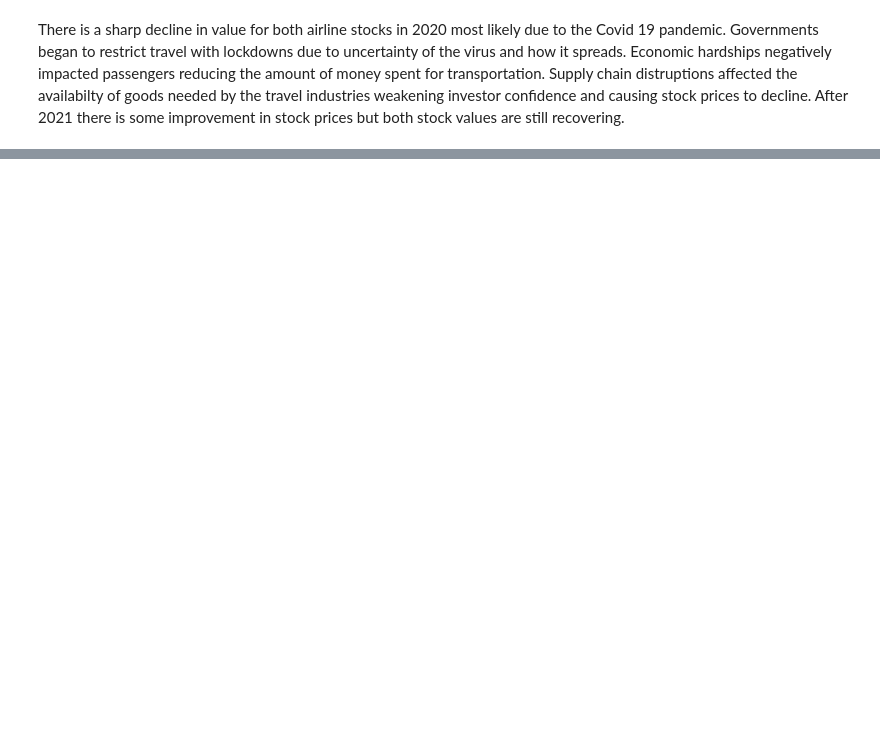
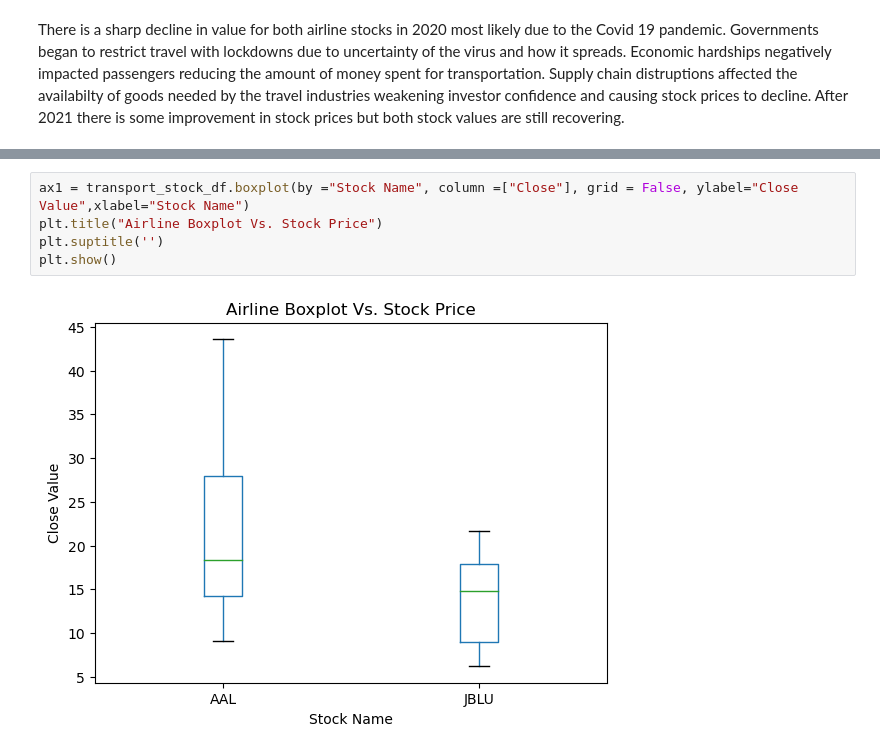
Before and after one commit to desireetrevino/Project1_Team2, a Jupyter notebook: Project1_Team2-Airlines-Transportation.ipynb, the cells around one changed output, grey strips where cells are left out. Drawn from its saved outputs; the diff is of its cells as text; blank space fills up the shorter version.

```diff
--- a/Project1_Team2-Airlines-Transportation.ipynb
+++ b/Project1_Team2-Airlines-Transportation.ipynb
@@ -88,0 +162,7 @@ There is a sharp decline in value for both airline stocks in 2020 most likely du
+# %%
+ax1 = transport_stock_df.boxplot(by ="Stock Name", column =["Close"], grid = False, ylabel="Close Value",xlabel="Stock Name")
+plt.title("Airline Boxplot Vs. Stock Price")
+plt.suptitle('')
+plt.show()
+# %% [output]
+[figure, added]
```
Also changed, not shown: parts of 5 cells of this notebook.
